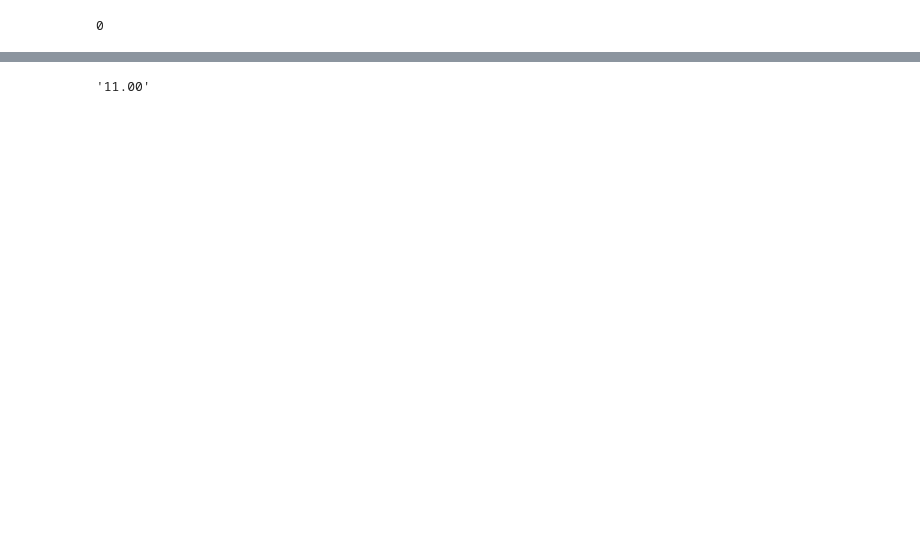
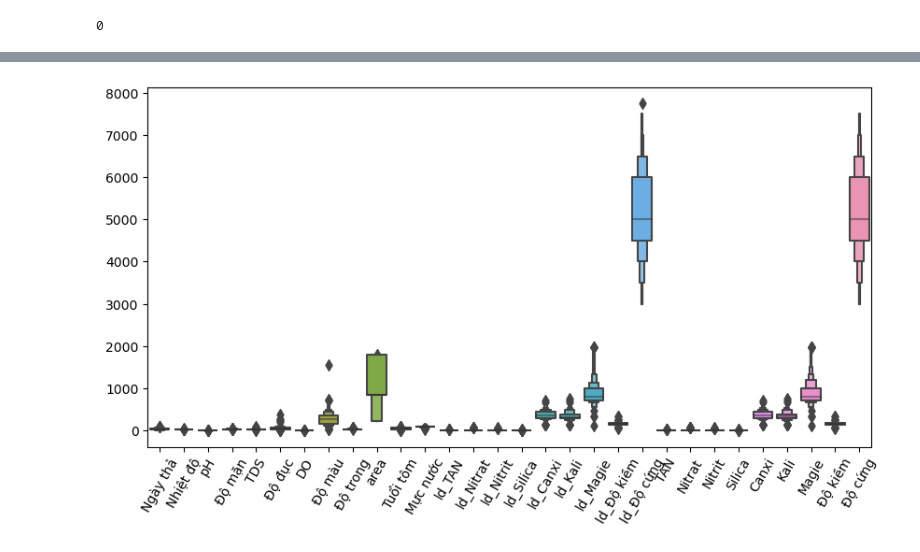
Before and after one commit to truongthuanr/WQi-Model, a Jupyter notebook: Model.ipynb, the cells around one changed output, grey strips where cells are left out. Cells and saved outputs as stored; diff of their text form; code cells hidden in the pictures; blank space fills up the shorter version.

```diff
--- a/Model.ipynb
+++ b/Model.ipynb
@@ -84,10 +102,14 @@ unit_l = list(df['units'].unique())
 # trong mỗi hàng, khởi tạo các cột với giá trị NaN
 #
 
-output_column = ['TAN', 'Nitrat', 'Nitrit', 'Silica', 'Canxi', 'Kali', 'Magie']
+output_column = ['TAN', 'Nitrat', 'Nitrit', 'Silica', 'Canxi', 'Kali', 'Magie', 'Độ kiềm', 'Độ cứng']
+
 ld_column = [f"ld_{col}" for col in output_column]
 df[ld_column] = np.NaN
 
 # Copy data của ngày hôm trước cho mỗi row
+unit_l = list(df['units'].unique())
 for unit in unit_l:
     df.loc[df['units']==unit,ld_column] = df.loc[df['units']==unit,output_column].shift(1).to_numpy(copy=True)
+# %%
+df.dropna(axis=0,inplace=True)
@@ -121,2 +167,8 @@ df.drop(['Time'], axis=1,inplace=True)
+# %%
+input_col = ['Season', 'Ngày thả', 'Nhiệt độ', 'pH', 'Độ mặn',
+           'TDS', 'Độ đục', 'DO', 'Độ màu', 'Độ trong',
+           'Loại ao', 'Công nghệ nuôi', 'area',
+           'Giống tôm', 'Tuổi tôm', 'Mực nước']
+df = df[input_col+ld_column+output_column].copy()
 # %%
 df.reset_index(drop=True,inplace=True)
@@ -145,4 +195,9 @@ memory usage: 290.4+ KB
-# %%
-df['Tuổi tôm'].loc[0]
-# %% [output]
-'11.00'
+# %%
+plt.figure(figsize=(10,5))
+sns.boxenplot(df)
+ax = plt.gca()
+ax.set_xticklabels(ax.get_xticklabels(),rotation=60)
+
+plt.show()
+# %% [output]
+[figure, added]
```
Also changed, not shown: parts of 53 cells of this notebook.
